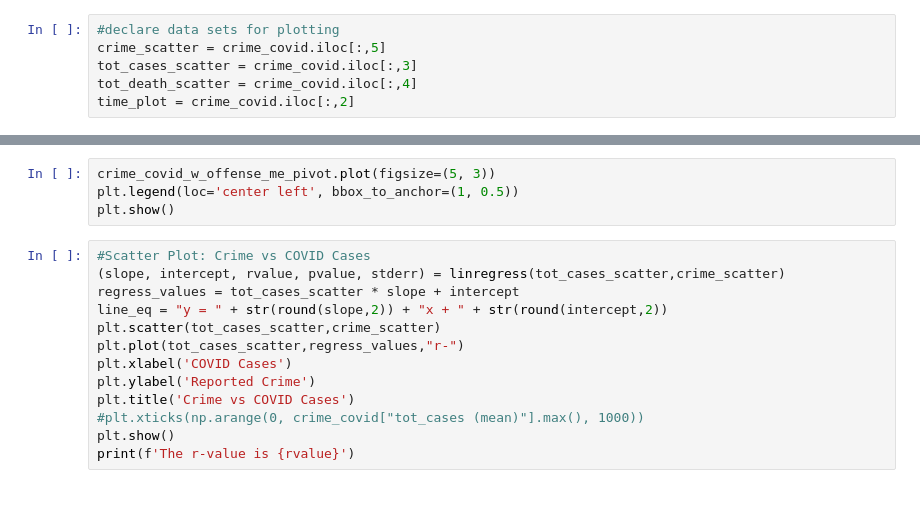
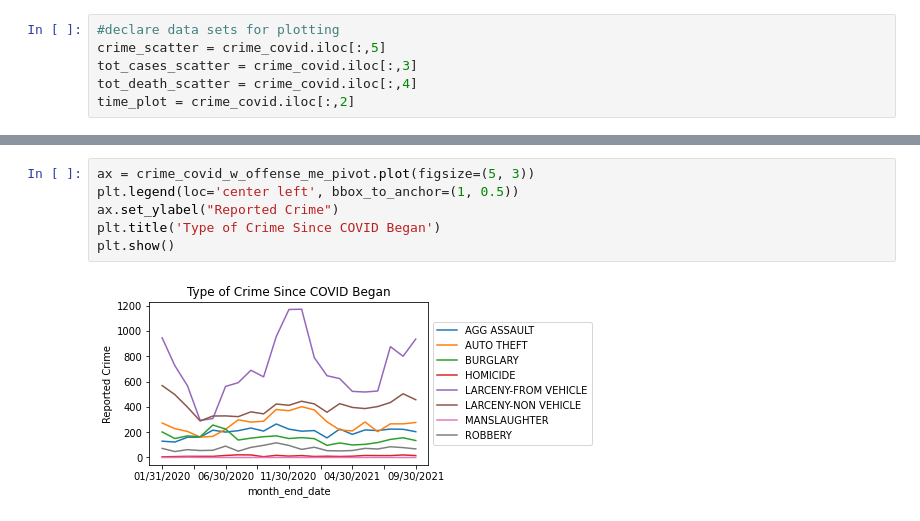
Before and after one commit to iiiramal/project-1-team-4, a Jupyter notebook: project-1-team-4.ipynb, the cells around one changed output, grey strips where cells are left out. Cells and saved outputs as stored; diff of their text form.

```diff
--- a/project-1-team-4.ipynb
+++ b/project-1-team-4.ipynb
@@ -382,17 +837,8 @@ plt.show()
 # %%
-crime_covid_w_offense_me_pivot.plot(figsize=(5, 3))
+ax = crime_covid_w_offense_me_pivot.plot(figsize=(5, 3))
 plt.legend(loc='center left', bbox_to_anchor=(1, 0.5))
+ax.set_ylabel("Reported Crime")
+plt.title('Type of Crime Since COVID Began')
 plt.show()
+# %% [output]
+[figure, added]
-# %%
-#Scatter Plot: Crime vs COVID Cases
-(slope, intercept, rvalue, pvalue, stderr) = linregress(tot_cases_scatter,crime_scatter)
-regress_values = tot_cases_scatter * slope + intercept
-line_eq = "y = " + str(round(slope,2)) + "x + " + str(round(intercept,2))
-plt.scatter(tot_cases_scatter,crime_scatter)
-plt.plot(tot_cases_scatter,regress_values,"r-")
-plt.xlabel('COVID Cases')
-plt.ylabel('Reported Crime')
-plt.title('Crime vs COVID Cases')
-#plt.xticks(np.arange(0, crime_covid["tot_cases (mean)"].max(), 1000))
-plt.show()
-print(f'The r-value is {rvalue}')
```
Also changed, not shown: parts of 45 cells of this notebook, 1 other file.
